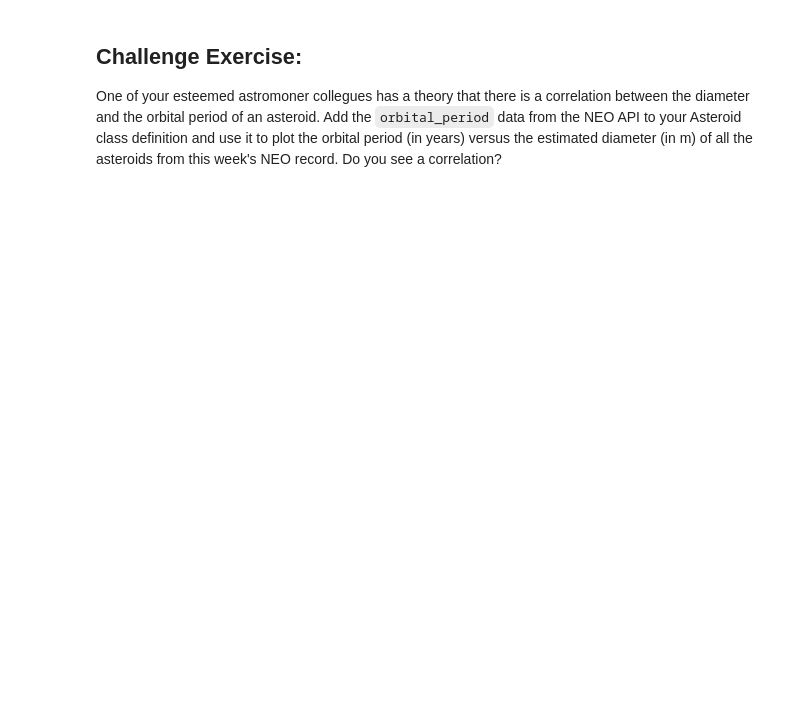
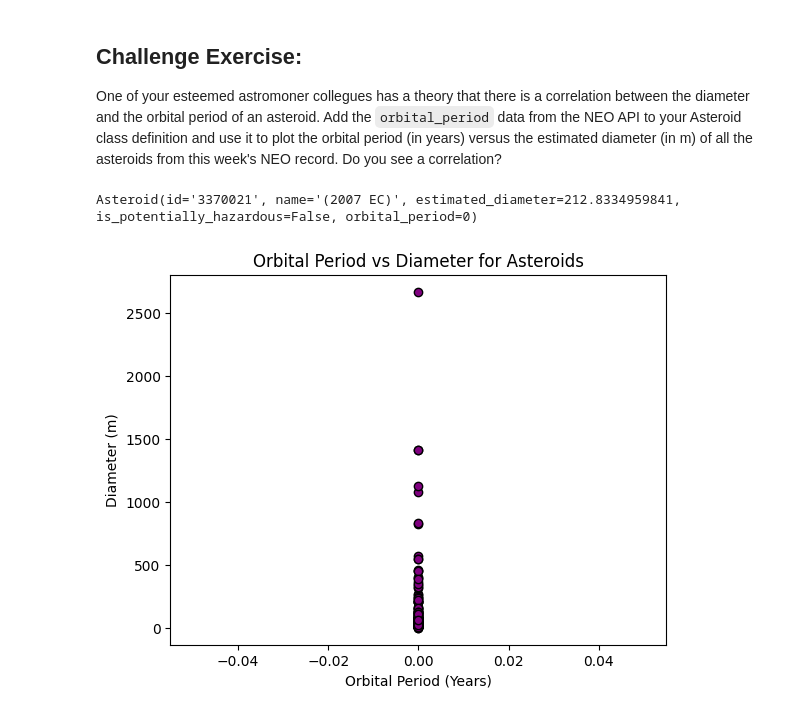
Before and after one commit to Dilraj0/comp215, a Jupyter notebook: labs/lab03-classes.ipynb, the cells around one changed output. Drawn from its saved outputs; the diff is of its cells as text; code cells hidden in the pictures; blank space fills up the shorter version.

```diff
--- a/labs/lab03-classes.ipynb
+++ b/labs/lab03-classes.ipynb
@@ -178,0 +182,42 @@ One of your esteemed astromoner collegues has a theory that there is a correlati
+# %%
+# first we have to modify both neo and asteroid to retrieve and convert the data into years
+from dataclasses import dataclass
+import matplotlib.pyplot as pl
+
+@dataclass
+class Asteroid:
+    id: str
+    name: str
+    estimated_diameter: float
+    is_potentially_hazardous: bool
+    orbital_period: float
+
+# converting orbital period from days to year
+    @classmethod
+    def from_NEO(cls, neo_data):
+        # Checking
+        if "orbital_data" in neo_data and neo_data["orbital_data"]:
+            orbital_period_years = neo_data["orbital_data"][0]["orbital_period"] / 365.25
+        else:
+            orbital_period_years = 0
+
+        return cls(id=neo_data["id"],name=neo_data["name"],
+            estimated_diameter=neo_data["estimated_diameter"]["meters"]["estimated_diameter_max"],
+            is_potentially_hazardous=neo_data["is_potentially_hazardous_asteroid"],
+            orbital_period=orbital_period_years)
+    #now creating a list to fech data
+asteroid_objects = [Asteroid.from_NEO(neo) for neo in neos]
+print(asteroid_objects[0])# running it to make sure
+
+#extracting diameter and orbital
+diameters = [asteroid.estimated_diameter for asteroid in asteroid_objects]
+orbital_periods = [asteroid.orbital_period for asteroid in asteroid_objects]
+#ploting a graph
+plt.scatter(orbital_periods, diameters, color='purple', edgecolor='black')
+plt.title("Orbital Period vs Diameter for Asteroids")
+plt.xlabel("Orbital Period (Years)")
+plt.ylabel("Diameter (m)")
+plt.show()
+# %% [output]
+Asteroid(id='3370021', name='(2007 EC)', estimated_diameter=212.8334959841, is_potentially_hazardous=False, orbital_period=0)
+[figure, added]
```
Also changed, not shown: parts of 5 cells of this notebook.
